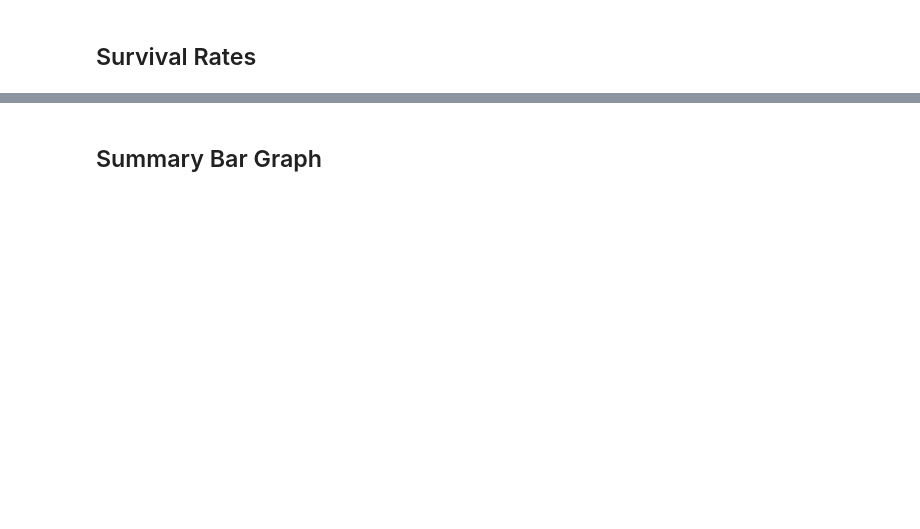
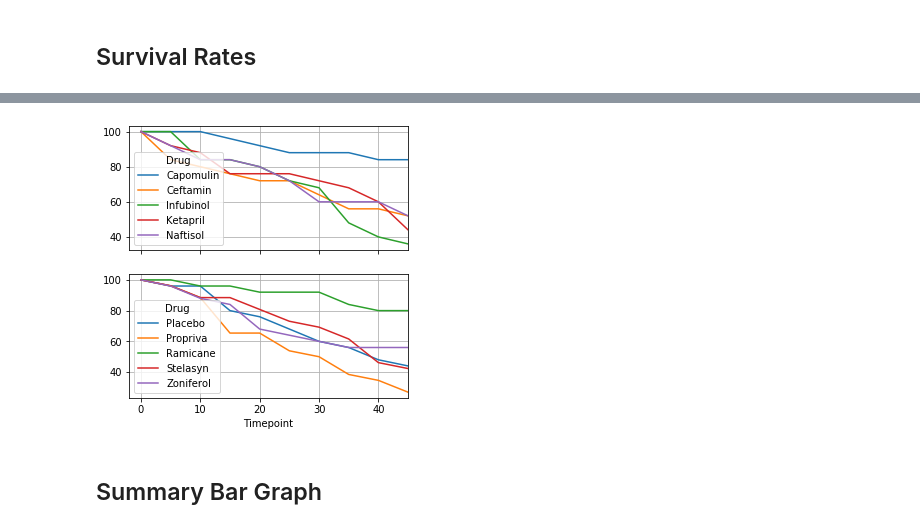
Before and after one commit to Astrowizard/plotting-hw, a Jupyter notebook: Pymaceuticals/pymaceuticals_starter.ipynb, the cells around one changed output, grey strips where cells are left out. Cells and saved outputs as stored; diff of their text form; code cells hidden in the pictures; blank space fills up the shorter version.

```diff
--- a/Pymaceuticals/pymaceuticals_starter.ipynb
+++ b/Pymaceuticals/pymaceuticals_starter.ipynb
@@ -132,7 +210,13 @@ plt.show()
 ## Survival Rates
 # %%
 # Store the Count of Mice Grouped by Drug and Timepoint (W can pass any metric)
-
+gb1_agg5 = gb1.agg({
+    'Mouse ID':['count']
+})
 # Convert to DataFrame
-
+df7 = pd.DataFrame(gb1_agg5)
+df7.reset_index()
+df7.columns = df7.columns.droplevel()
+#df7.index = range(0,100)
 # Preview DataFrame
+df7.head()
@@ -139,4 +231,8 @@ plt.show()
 # %%
 # Minor Data Munging to Re-Format the Data Frames
+df7 = pd.pivot_table(df7,index='Timepoint',columns='Drug')
+
+df7.columns = df7.columns.droplevel()
 
 # Preview the Data Frame
+df7.head()
@@ -150,3 +247,31 @@ plt.show()
+# %%
+def percent(i):
+    max = i.values[0]
+    arr = []
+    for x in i.values:
+        perc = (x/max)
+        arr.append(perc)
+    arr = list(map(lambda x:x*100, arr))
+    return arr
+# %%
+df7_percent = df7.apply(percent)
+# %%
+# Generate the Plot (Accounting for percentages)
+fig, ax = plt.subplots(2,1,sharex=True)
+
+df7_percent.plot.line(y=df7.columns[:5],ax=ax[0])
+df7_percent.plot.line(y=df7.columns[5:],ax=ax[1],xlim=(-2,45))
+
+ax[0].grid()
+ax[1].grid()
+
+fig.set_size_inches(5,5)
+# Save the Figure
+
+# Show the Figure
+plt.show()
+# %% [output]
+[figure, added]
 # %% [markdown]
 ## Summary Bar Graph
 # %%
```
Also changed, not shown: parts of 14 cells of this notebook, 1 other file.
